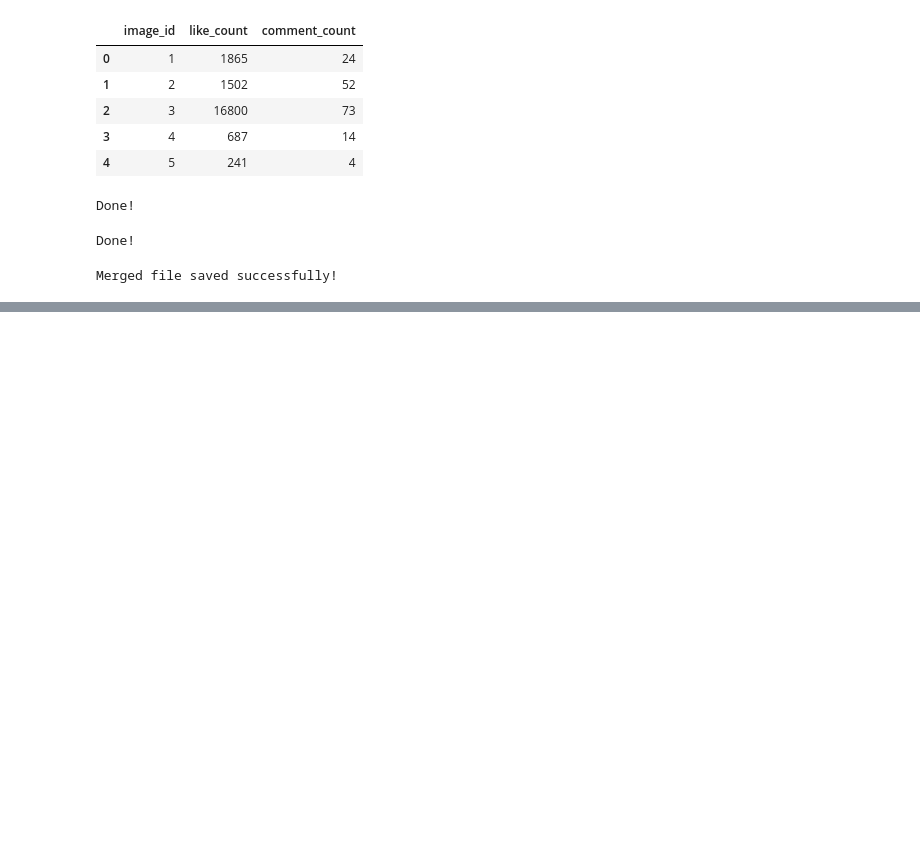
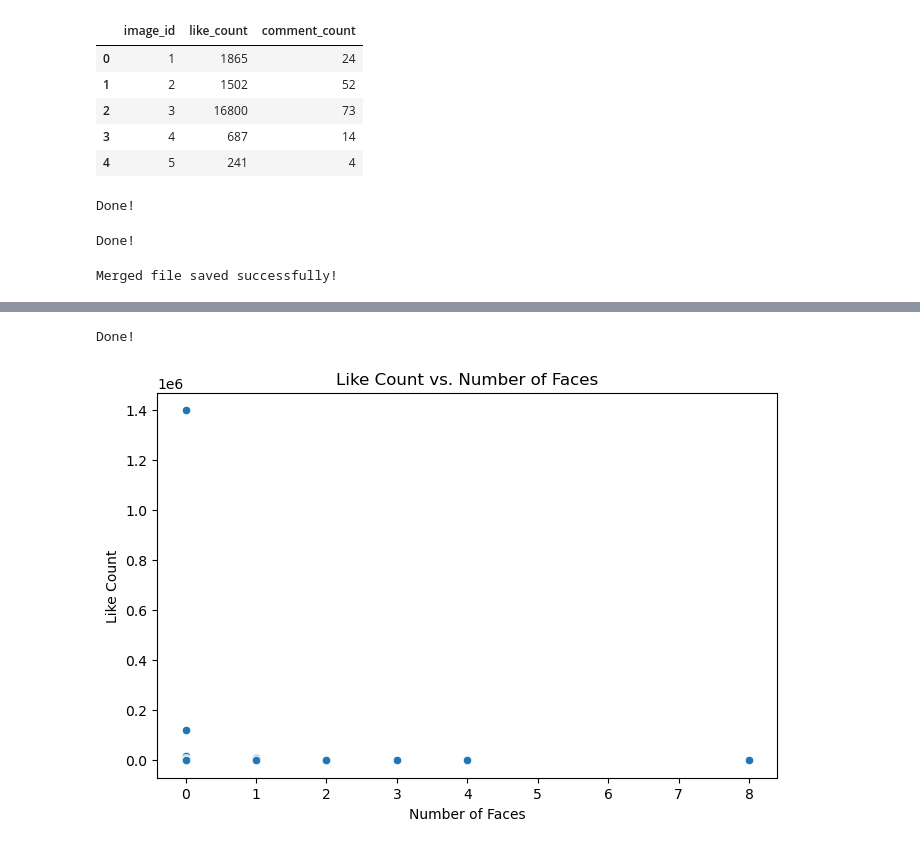
Before and after one commit to ebhatsha/CapstonePortfolio, a Jupyter notebook: EducationImagesCapstone3.ipynb, the cells around one changed output, grey strips where cells are left out. Saved outputs shown, nothing was run; the diff lists cells and outputs as text; code cells hidden in the pictures; blank space fills up the shorter version.

```diff
--- a/EducationImagesCapstone3.ipynb
+++ b/EducationImagesCapstone3.ipynb
@@ -215,0 +215,18 @@ df.head
+# %%
+# Ensure ratios are handled safely
+df['text_blank_ratio'] = df['text_percent'] / (df['blank_percent'] + 1e-5)
+df['like_comment_ratio'] = df['like_count'] / (df['comment_count'] + 1e-5)
+
+print('Done!')
+# %% [output]
+Done!
+# %%
+# 1. Scatter plot: like count vs face count
+plt.figure(figsize=(8, 5))
+sns.scatterplot(x='face_count', y='like_count', data=df)
+plt.title('Like Count vs. Number of Faces')
+plt.xlabel('Number of Faces')
+plt.ylabel('Like Count')
+plt.show()
+# %% [output]
+[figure, added]
```
Also changed, not shown: parts of 7 cells of this notebook.
